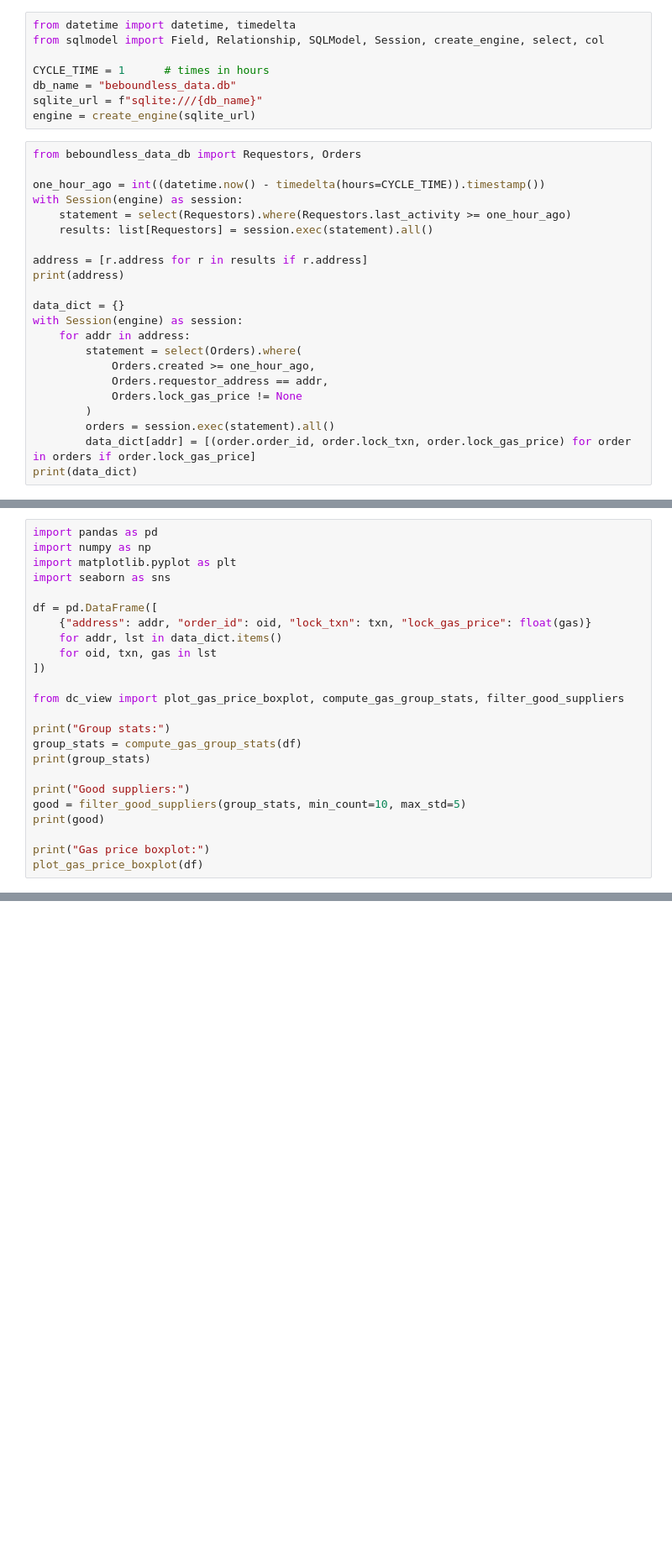
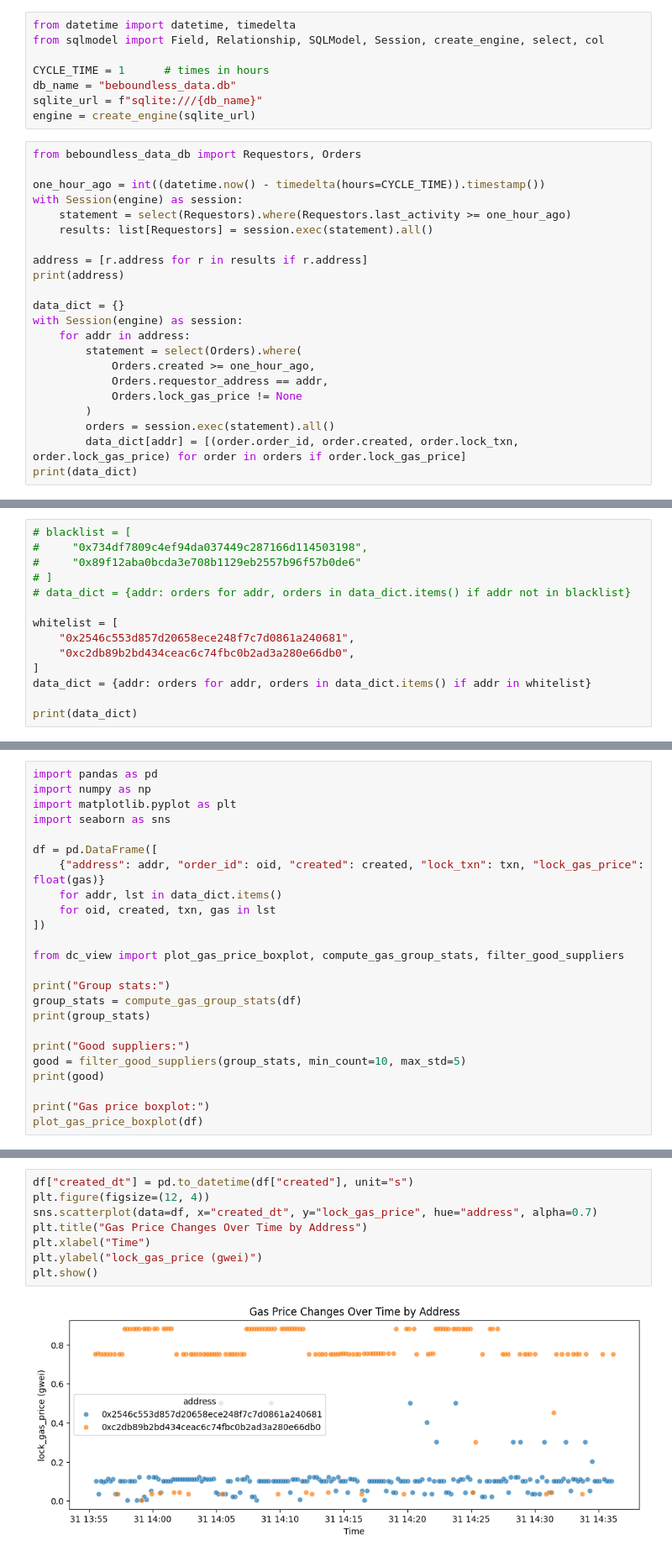
Before and after one commit to d0lwl0b/beboundless-data, a Jupyter notebook: dc_view.ipynb, the cells around one changed output, grey strips where cells are left out. Shown at 84% size. Drawn from its saved outputs; the diff is of its cells as text; blank space fills up the shorter version.

```diff
--- a/dc_view.ipynb
+++ b/dc_view.ipynb
@@ -26,6 +26,6 @@ with Session(engine) as session:
             Orders.lock_gas_price != None
         )
         orders = session.exec(statement).all()
-        data_dict[addr] = [(order.order_id, order.lock_txn, order.lock_gas_price) for order in orders if order.lock_gas_price]
+        data_dict[addr] = [(order.order_id, order.created, order.lock_txn, order.lock_gas_price) for order in orders if order.lock_gas_price]
 print(data_dict)
 # %% [output]
@@ -32,0 +34,14 @@ print(data_dict)
+# %%
+# blacklist = [
+#     "0x734df7809c4ef94da037449c287166d114503198",
+#     "0x89f12aba0bcda3e708b1129eb2557b96f57b0de6"
+# ]
+# data_dict = {addr: orders for addr, orders in data_dict.items() if addr not in blacklist}
+
+whitelist = [
+    "0x2546c553d857d20658ece248f7c7d0861a240681",
+    "0xc2db89b2bd434ceac6c74fbc0b2ad3a280e66db0",
+]
+data_dict = {addr: orders for addr, orders in data_dict.items() if addr in whitelist}
+
+print(data_dict)
@@ -37,9 +54,9 @@ import matplotlib.pyplot as plt
 import seaborn as sns
 
 df = pd.DataFrame([
-    {"address": addr, "order_id": oid, "lock_txn": txn, "lock_gas_price": float(gas)}
+    {"address": addr, "order_id": oid, "created": created, "lock_txn": txn, "lock_gas_price": float(gas)}
     for addr, lst in data_dict.items()
-    for oid, txn, gas in lst
+    for oid, created, txn, gas in lst
 ])
 
 from dc_view import plot_gas_price_boxplot, compute_gas_group_stats, filter_good_suppliers
@@ -75,0 +77,10 @@ Gas price boxplot:
+# %%
+df["created_dt"] = pd.to_datetime(df["created"], unit="s")
+plt.figure(figsize=(12, 4))
+sns.scatterplot(data=df, x="created_dt", y="lock_gas_price", hue="address", alpha=0.7)
+plt.title("Gas Price Changes Over Time by Address")
+plt.xlabel("Time")
+plt.ylabel("lock_gas_price (gwei)")
+plt.show()
+# %% [output]
+[figure, added]
```
Also changed, not shown: parts of 6 cells of this notebook, 1 other file.
